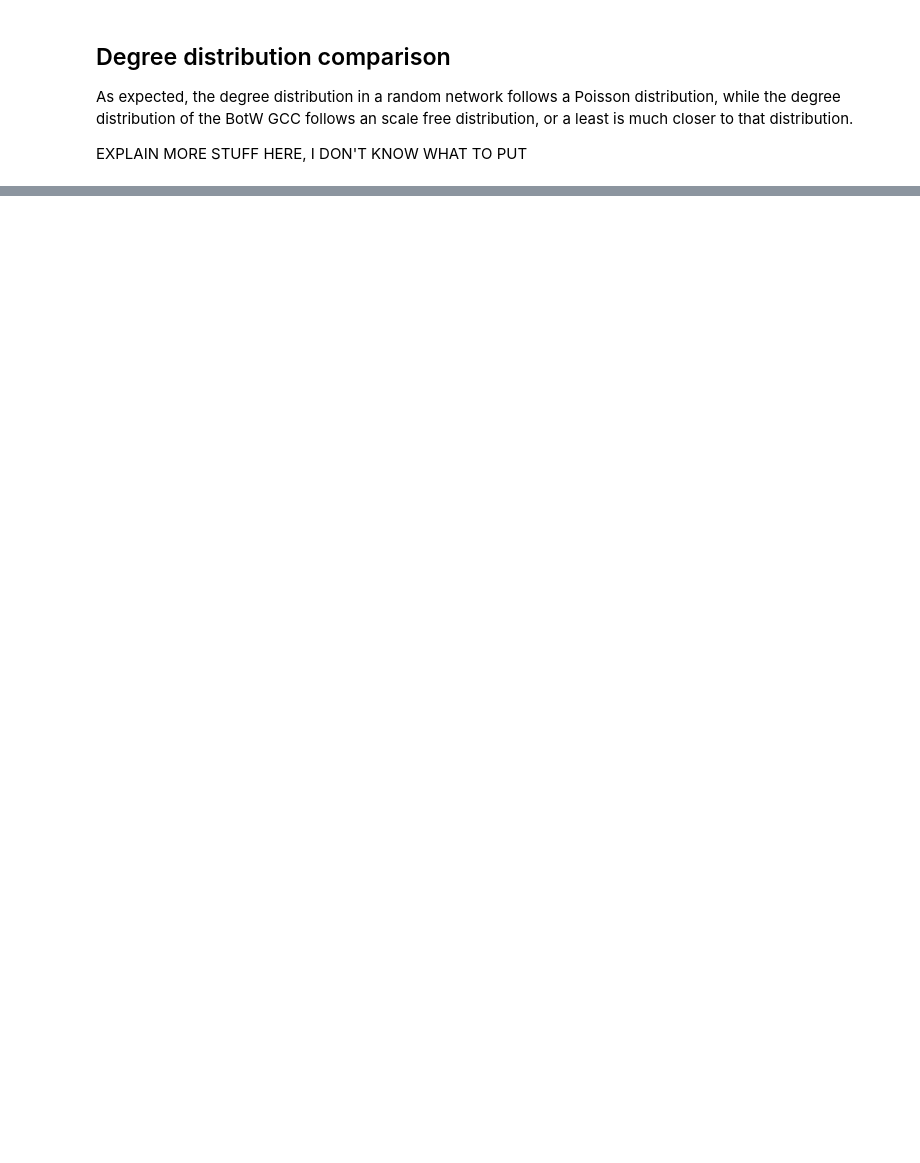
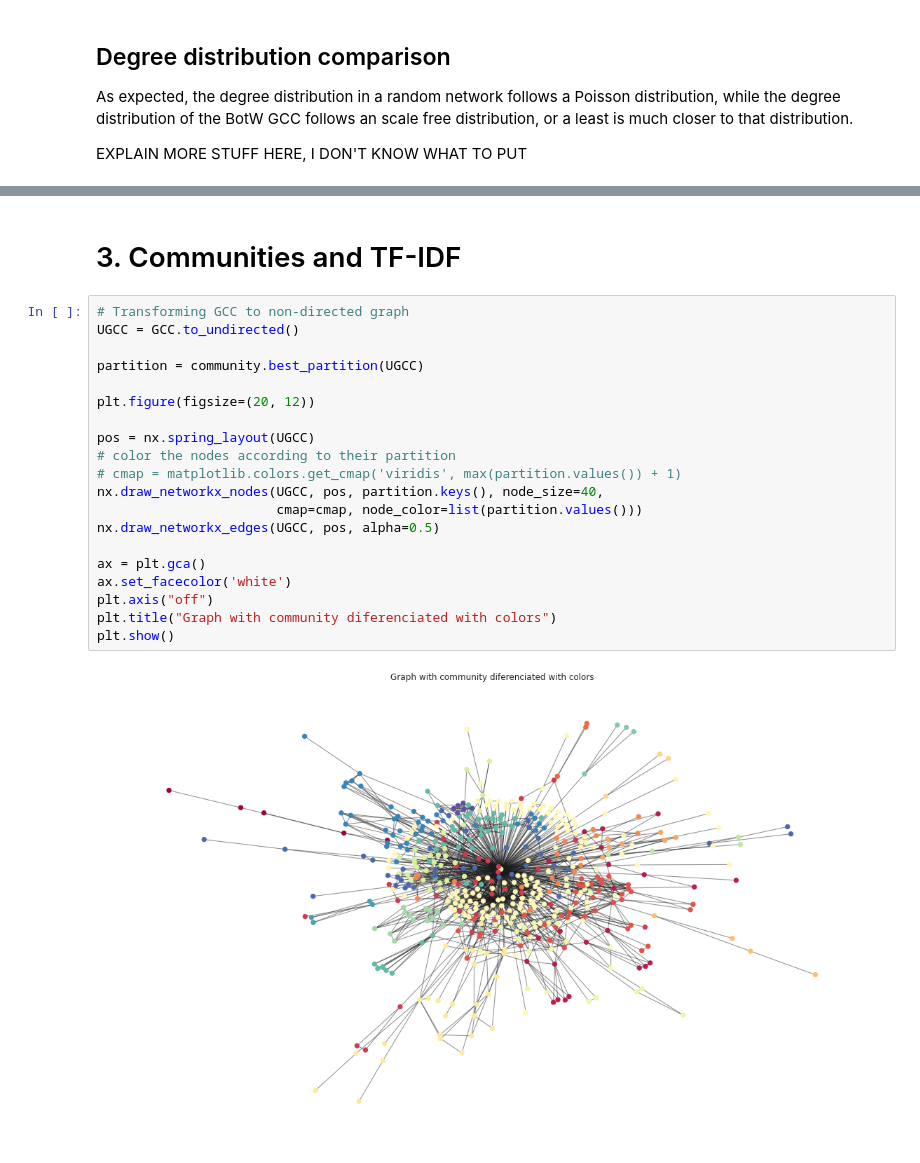
Before and after one commit to Moesen/socialgraphs2021, a Jupyter notebook: Assignment2/Assignment2Ale.ipynb, the cells around one changed output, grey strips where cells are left out. Saved outputs shown, nothing was run; the diff lists cells and outputs as text; blank space fills up the shorter version.

```diff
--- a/Assignment2/Assignment2Ale.ipynb
+++ b/Assignment2/Assignment2Ale.ipynb
@@ -389,0 +567,24 @@ About the connections between nodes, we can see that most nodes are connected to
+# %% [markdown]
+# 3. Communities and TF-IDF
+# %%
+# Transforming GCC to non-directed graph
+UGCC = GCC.to_undirected()
+
+partition = community.best_partition(UGCC)
+
+plt.figure(figsize=(20, 12))
+
+pos = nx.spring_layout(UGCC)
+# color the nodes according to their partition
+# cmap = matplotlib.colors.get_cmap('viridis', max(partition.values()) + 1)
+nx.draw_networkx_nodes(UGCC, pos, partition.keys(), node_size=40,
+                       cmap=cmap, node_color=list(partition.values()))
+nx.draw_networkx_edges(UGCC, pos, alpha=0.5)
+
+ax = plt.gca()
+ax.set_facecolor('white')
+plt.axis("off")
+plt.title("Graph with community diferenciated with colors")
+plt.show()
+# %% [output]
+[figure, added]
```
Also changed, not shown: parts of 33 cells of this notebook, 1 other file.
